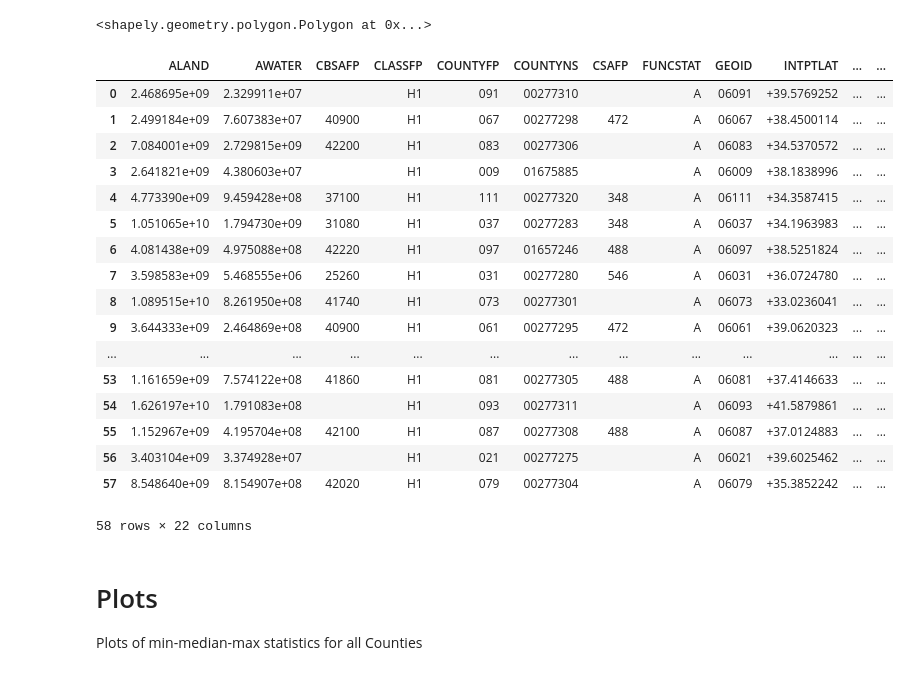
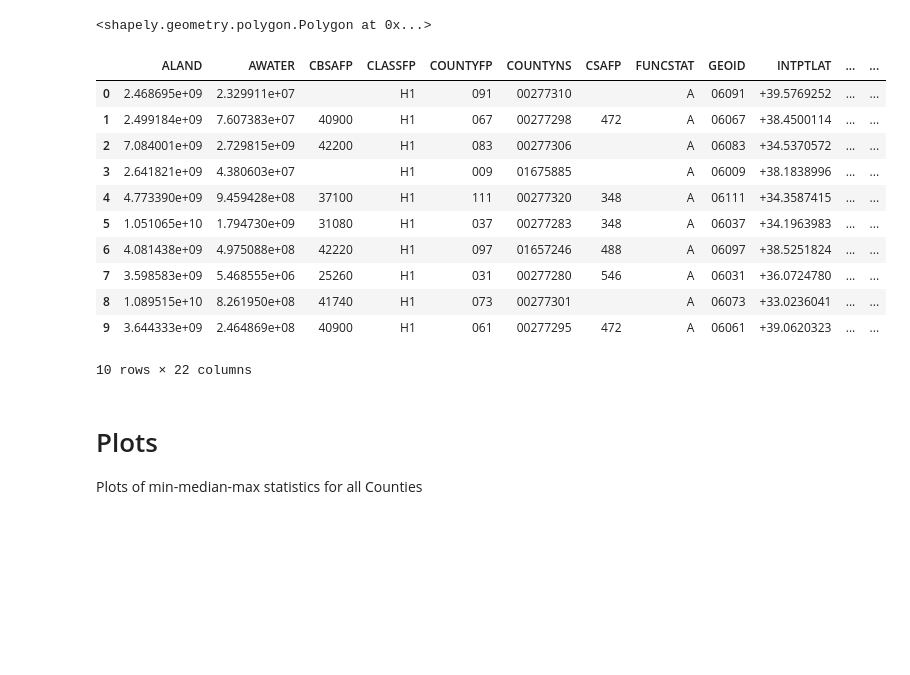
Before and after one commit to solomonvimal/UCLA-Hydro, a Jupyter notebook: MRPI/JupyterNotebooks/VIC_archive.ipynb, the cells around one changed output. Drawn from its saved outputs; the diff is of its cells as text; code cells hidden in the pictures; blank space fills up the shorter version.

```diff
--- a/MRPI/JupyterNotebooks/VIC_archive.ipynb
+++ b/MRPI/JupyterNotebooks/VIC_archive.ipynb
@@ -361,26 +361,20 @@ Index([     u'ALAND',     u'AWATER',     u'CBSAFP',    u'CLASSFP',
 <shapely.geometry.polygon.Polygon at 0x...>
 # %%
 # View the shapefile attribute table
-shp
+shp[0:10]
 # %% [output]
 |  | ALAND | AWATER | CBSAFP | CLASSFP | COUNTYFP | COUNTYNS | CSAFP | FUNCSTAT | GEOID | INTPTLAT | ... | ... |
 | 0 | 2.468695e+09 | 2.329911e+07 |  | H1 | 091 | 00277310 |  | A | 06091 | +39.5769252 | ... | ... |
 | 1 | 2.499184e+09 | 7.607383e+07 | 40900 | H1 | 067 | 00277298 | 472 | A | 06067 | +38.4500114 | ... | ... |
 | 2 | 7.084001e+09 | 2.729815e+09 | 42200 | H1 | 083 | 00277306 |  | A | 06083 | +34.5370572 | ... | ... |
 | 3 | 2.641821e+09 | 4.380603e+07 |  | H1 | 009 | 01675885 |  | A | 06009 | +38.1838996 | ... | ... |
 | 4 | 4.773390e+09 | 9.459428e+08 | 37100 | H1 | 111 | 00277320 | 348 | A | 06111 | +34.3587415 | ... | ... |
 | 5 | 1.051065e+10 | 1.794730e+09 | 31080 | H1 | 037 | 00277283 | 348 | A | 06037 | +34.1963983 | ... | ... |
 | 6 | 4.081438e+09 | 4.975088e+08 | 42220 | H1 | 097 | 01657246 | 488 | A | 06097 | +38.5251824 | ... | ... |
 | 7 | 3.598583e+09 | 5.468555e+06 | 25260 | H1 | 031 | 00277280 | 546 | A | 06031 | +36.0724780 | ... | ... |
 | 8 | 1.089515e+10 | 8.261950e+08 | 41740 | H1 | 073 | 00277301 |  | A | 06073 | +33.0236041 | ... | ... |
 | 9 | 3.644333e+09 | 2.464869e+08 | 40900 | H1 | 061 | 00277295 | 472 | A | 06061 | +39.0620323 | ... | ... |
-| ... | ... | ... | ... | ... | ... | ... | ... | ... | ... | ... | ... | ... |
-| 53 | 1.161659e+09 | 7.574122e+08 | 41860 | H1 | 081 | 00277305 | 488 | A | 06081 | +37.4146633 | ... | ... |
-| 54 | 1.626197e+10 | 1.791083e+08 |  | H1 | 093 | 00277311 |  | A | 06093 | +41.5879861 | ... | ... |
-| 55 | 1.152967e+09 | 4.195704e+08 | 42100 | H1 | 087 | 00277308 | 488 | A | 06087 | +37.0124883 | ... | ... |
-| 56 | 3.403104e+09 | 3.374928e+07 |  | H1 | 021 | 00277275 |  | A | 06021 | +39.6025462 | ... | ... |
-| 57 | 8.548640e+09 | 8.154907e+08 | 42020 | H1 | 079 | 00277304 |  | A | 06079 | +35.3852242 | ... | ... |
-58 rows × 22 columns
+10 rows × 22 columns
 # %%
 # Calculates statistics (mean) on values of a raster within the zones of an polygon shapefile
 
```
